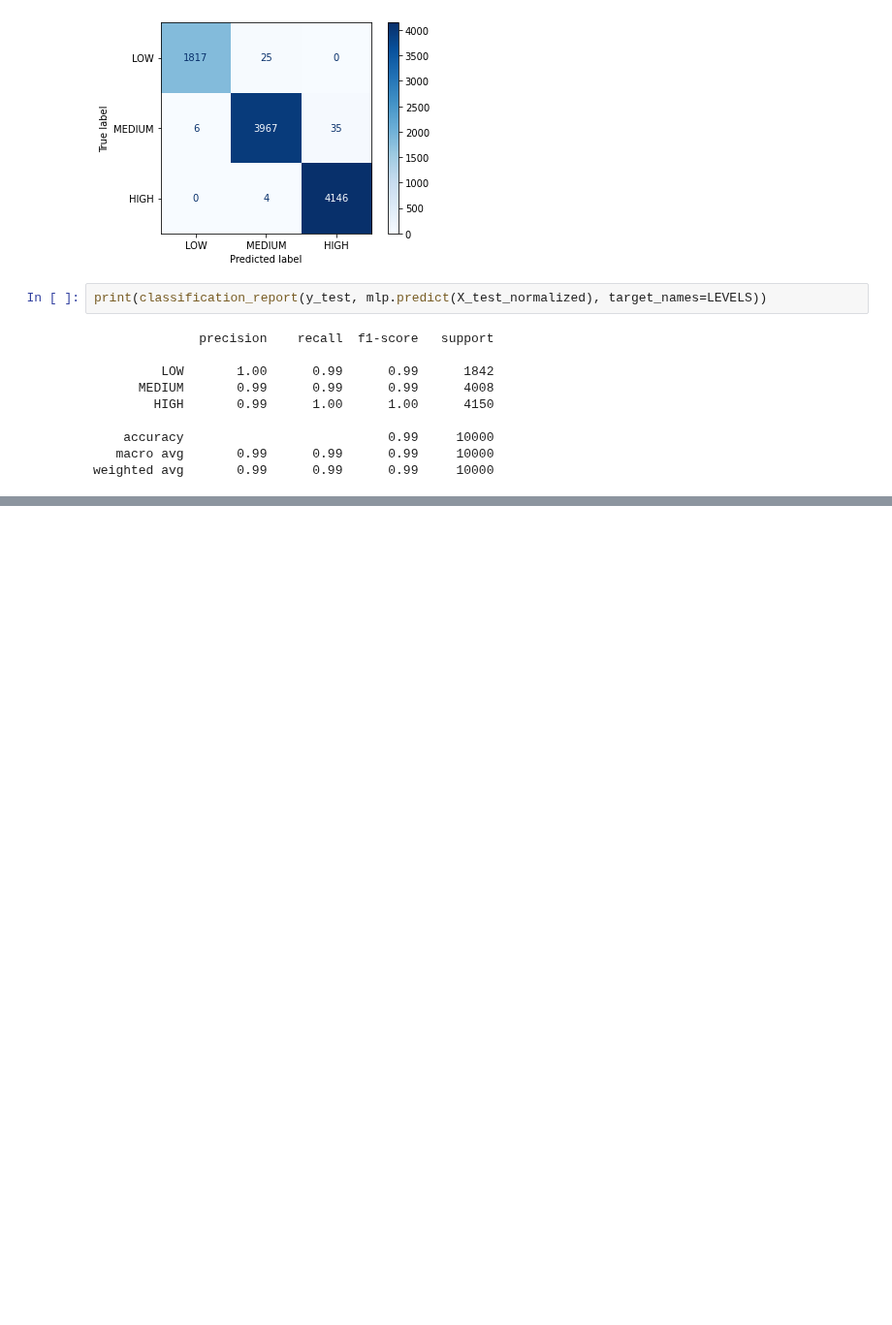
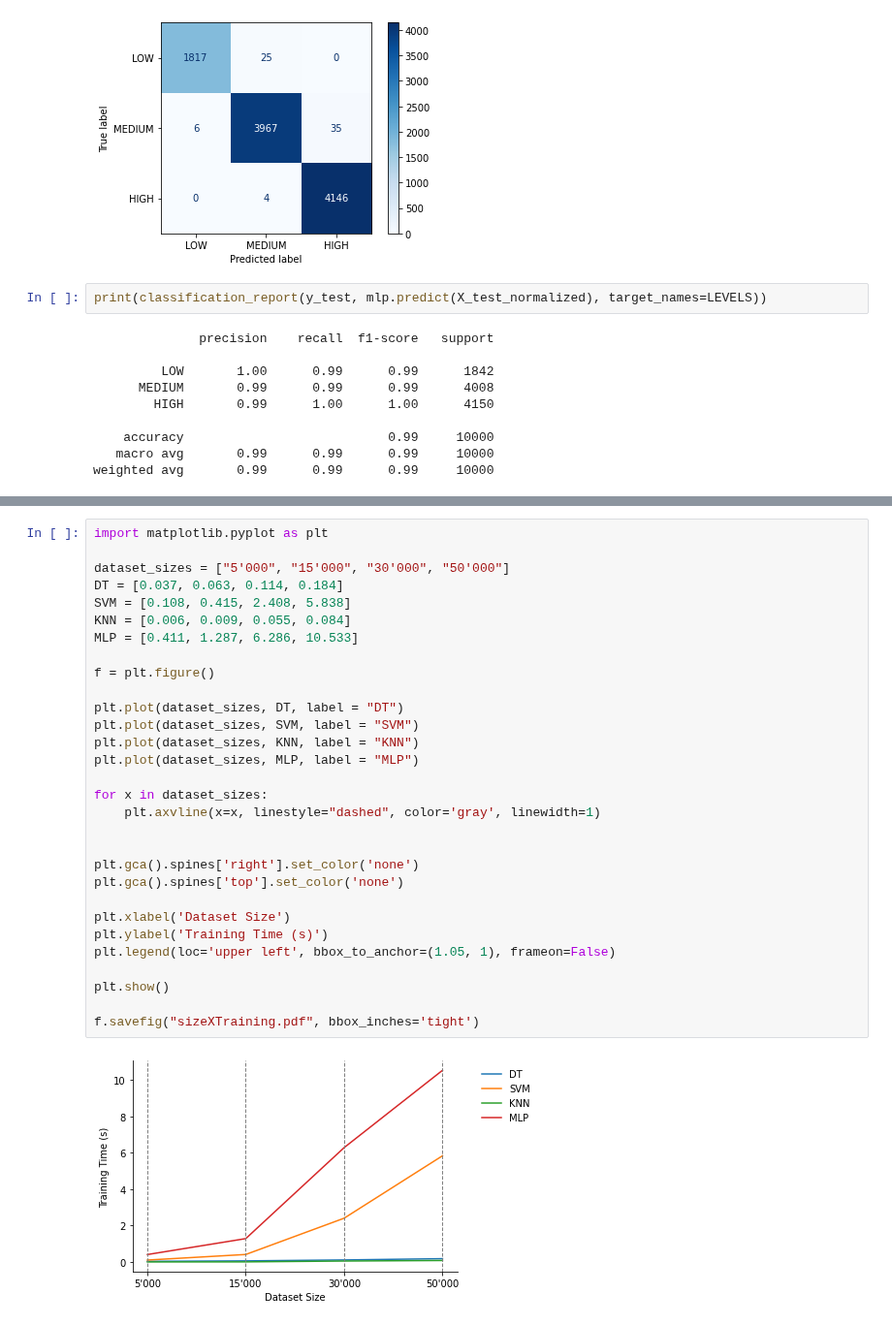
Before and after one commit to Sulasdeli/SecRiskAI, a Jupyter notebook: ml_decision_server/notebooks/performance_evaluations.ipynb, the cells around one changed output, grey strips where cells are left out. Shown at 97% size. Drawn from its saved outputs; the diff is of its cells as text; blank space fills up the shorter version.

```diff
--- a/ml_decision_server/notebooks/performance_evaluations.ipynb
+++ b/ml_decision_server/notebooks/performance_evaluations.ipynb
@@ -349,0 +361,32 @@ plt.show()
+# %%
+import matplotlib.pyplot as plt
+
+dataset_sizes = ["5'000", "15'000", "30'000", "50'000"]
+DT = [0.037, 0.063, 0.114, 0.184]
+SVM = [0.108, 0.415, 2.408, 5.838]
+KNN = [0.006, 0.009, 0.055, 0.084]
+MLP = [0.411, 1.287, 6.286, 10.533]
+
+f = plt.figure()
+
+plt.plot(dataset_sizes, DT, label = "DT")
+plt.plot(dataset_sizes, SVM, label = "SVM")
+plt.plot(dataset_sizes, KNN, label = "KNN")
+plt.plot(dataset_sizes, MLP, label = "MLP")
+
+for x in dataset_sizes:
+    plt.axvline(x=x, linestyle="dashed", color='gray', linewidth=1)
+
+
+plt.gca().spines['right'].set_color('none')
+plt.gca().spines['top'].set_color('none')
+
+plt.xlabel('Dataset Size')
+plt.ylabel('Training Time (s)')
+plt.legend(loc='upper left', bbox_to_anchor=(1.05, 1), frameon=False)
+
+plt.show()
+
+f.savefig("sizeXTraining.pdf", bbox_inches='tight')
+# %% [output]
+[figure, added]
```
Also changed, not shown: parts of 2 cells of this notebook.
